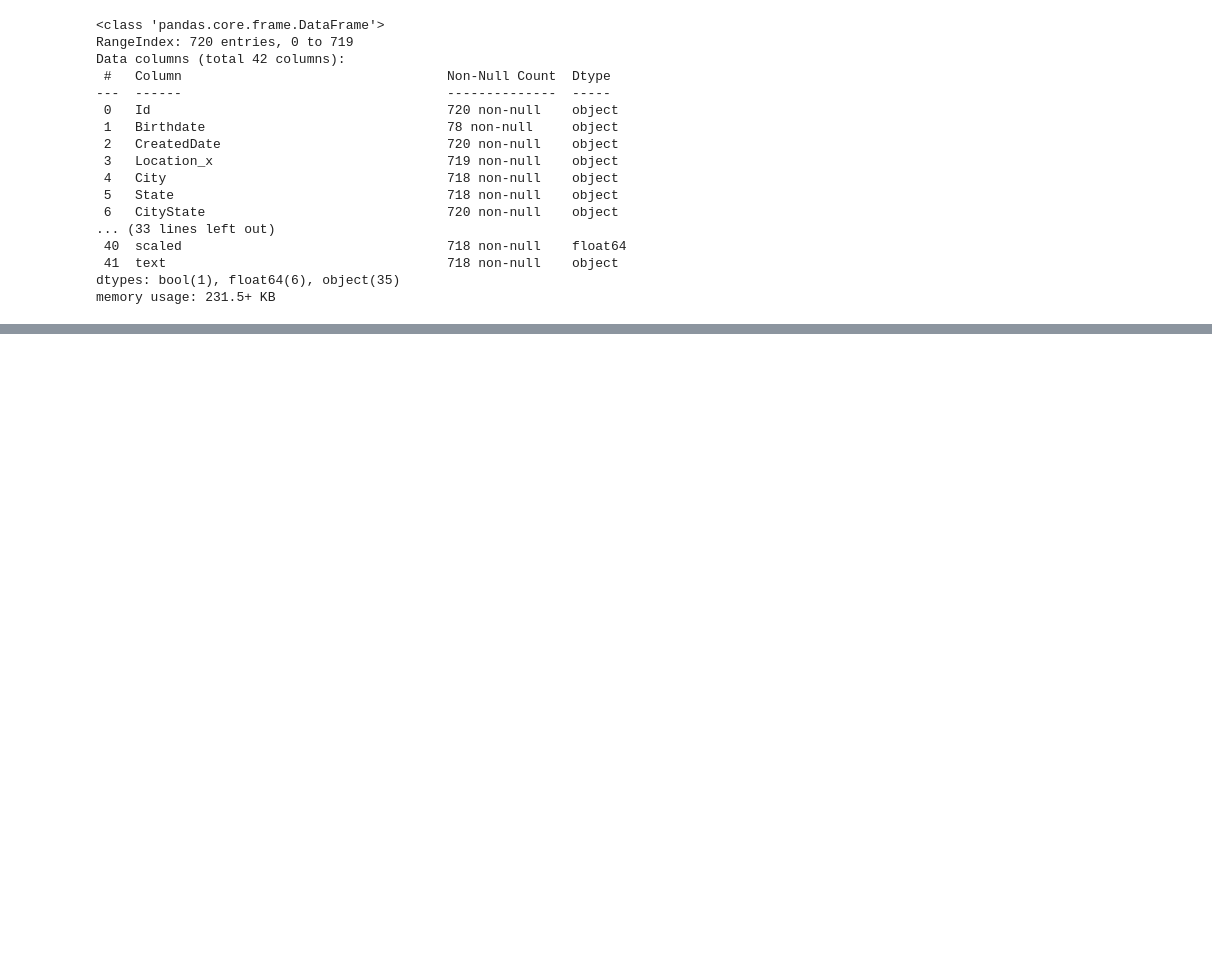
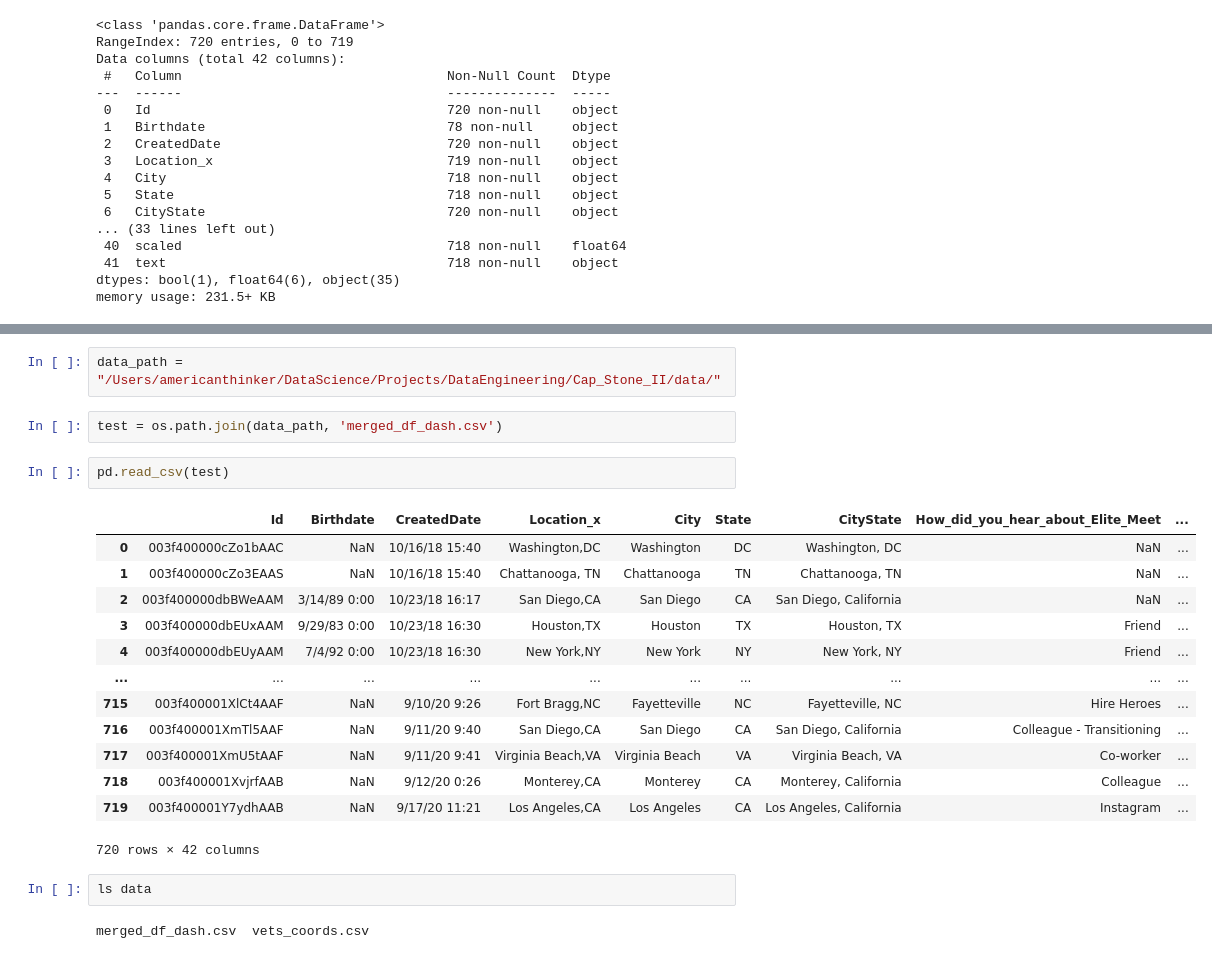
Before and after one commit to americanthinker/Cap_Stone_II, a Jupyter notebook: EM_map_scratch.ipynb, the cells around one changed output, grey strips where cells are left out. Cells and saved outputs as stored; diff of their text form; blank space fills up the shorter version.

```diff
--- a/EM_map_scratch.ipynb
+++ b/EM_map_scratch.ipynb
@@ -318,0 +327,24 @@ memory usage: 231.5+ KB
+# %%
+data_path = "/Users/americanthinker/DataScience/Projects/DataEngineering/Cap_Stone_II/data/"
+# %%
+test = os.path.join(data_path, 'merged_df_dash.csv')
+# %%
+pd.read_csv(test)
+# %% [output]
+|  | Id | Birthdate | CreatedDate | Location_x | City | State | CityState | How_did_you_hear_about_Elite_Meet | ... |
+| 0 | 003f400000cZo1bAAC | NaN | 10/16/18 15:40 | Washington,DC | Washington | DC | Washington, DC | NaN | ... |
+| 1 | 003f400000cZo3EAAS | NaN | 10/16/18 15:40 | Chattanooga, TN | Chattanooga | TN | Chattanooga, TN | NaN | ... |
+| 2 | 003f400000dbBWeAAM | 3/14/89 0:00 | 10/23/18 16:17 | San Diego,CA | San Diego | CA | San Diego, California | NaN | ... |
+| 3 | 003f400000dbEUxAAM | 9/29/83 0:00 | 10/23/18 16:30 | Houston,TX | Houston | TX | Houston, TX | Friend | ... |
+| 4 | 003f400000dbEUyAAM | 7/4/92 0:00 | 10/23/18 16:30 | New York,NY | New York | NY | New York, NY | Friend | ... |
+| ... | ... | ... | ... | ... | ... | ... | ... | ... | ... |
+| 715 | 003f400001XlCt4AAF | NaN | 9/10/20 9:26 | Fort Bragg,NC | Fayetteville | NC | Fayetteville, NC | Hire Heroes | ... |
+| 716 | 003f400001XmTl5AAF | NaN | 9/11/20 9:40 | San Diego,CA | San Diego | CA | San Diego, California | Colleague - Transitioning | ... |
+| 717 | 003f400001XmU5tAAF | NaN | 9/11/20 9:41 | Virginia Beach,VA | Virginia Beach | VA | Virginia Beach, VA | Co-worker | ... |
+| 718 | 003f400001XvjrfAAB | NaN | 9/12/20 0:26 | Monterey,CA | Monterey | CA | Monterey, California | Colleague | ... |
+| 719 | 003f400001Y7ydhAAB | NaN | 9/17/20 11:21 | Los Angeles,CA | Los Angeles | CA | Los Angeles, California | Instagram | ... |
+720 rows × 42 columns
+# %%
+ls data
+# %% [output]
+merged_df_dash.csv  vets_coords.csv
```
Also changed, not shown: parts of 3 cells of this notebook, 5 other files.
